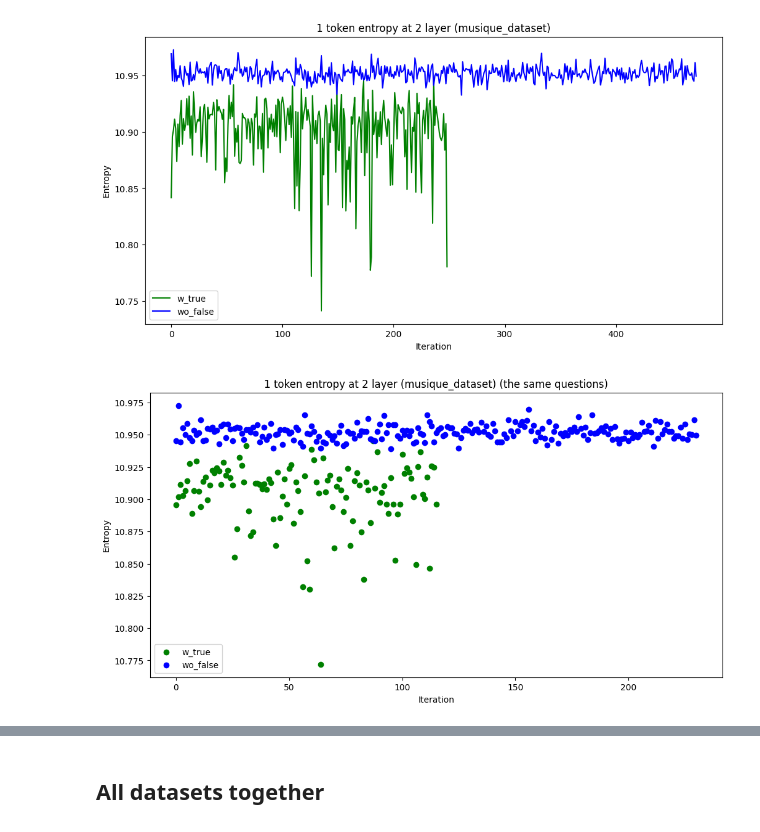
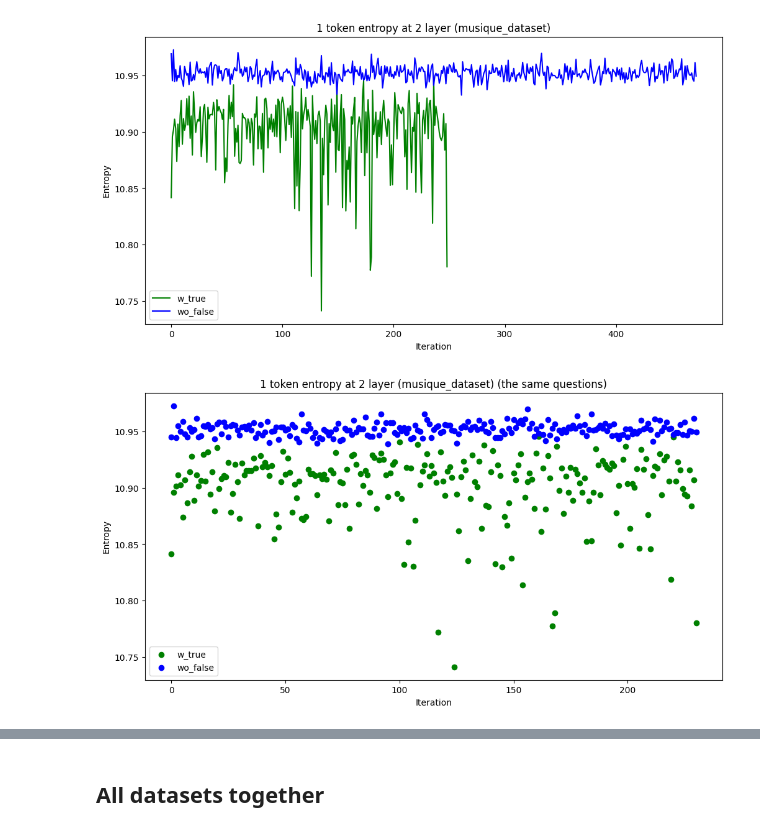
Before and after one commit to sashaboriskin/rag_routing, a Jupyter notebook: notebooks/entropies_plots.ipynb, the cells around one changed output, grey strips where cells are left out. Cells and saved outputs as stored; diff of their text form; code cells hidden in the pictures.

```diff
--- a/notebooks/entropies_plots.ipynb
+++ b/notebooks/entropies_plots.ipynb
@@ -316,0 +396,10 @@ plt.show()
+# %%
+plt.figure(figsize=(12, 6))
+for key, values in eos_subsamples.items():
+    plt.scatter(range(len(values)), values, label=key, color=colors[key])
+
+plt.xlabel('Iteration')
+plt.ylabel('Entropy')
+plt.title('eos token entropy at last layer (hot_pot_dataset)')
+plt.legend()
+plt.show()
@@ -316,0 +408,10 @@ plt.show()
+# %%
+plt.figure(figsize=(10, 6))
+for key, values in eos_subsamples.items():
+    plt.hist(values, alpha=0.3, label=key, color=colors[key])
+
+plt.title('eos token entropy at last layer histogram (hot_pot_dataset)')
+plt.xlabel('Entropy')
+plt.ylabel('Frequency')
+plt.legend()
+plt.show()
@@ -387,27 +490,34 @@ plt.show()
 # %%
 musique_dataset = pd.read_csv('../data/adaptive_rag_musique.csv')
 
-filtered_indices = set(musique_dataset[
-    (musique_dataset['is_correct_wo_context'] == 0) &
-    (musique_dataset['is_correct_w_context'] == 1)
-].index)
+wo_false_indices = set(musique_dataset[musique_dataset['is_correct_wo_context'] == 0].index)
+w_true_indices = set(musique_dataset[musique_dataset['is_correct_w_context'] == 1].index)
 
-wo_false_idx = list(musique_dataset[musique_dataset['is_correct_wo_context'] == 0].index)
+filtered_indices = wo_false_indices & w_true_indices
+
+wo_false_idx = list(wo_false_indices)
 index_map_wo_false = {i: wo_false_idx[i] for i in range(len(wo_false_idx))}
+w_true_idx = list(w_true_indices)
+index_map_w_true = {i: w_true_idx[i] for i in range(len(w_true_idx))}
 
 musique_dataset_entropies_wo0_w1 = {
-    'w_true': [subsamples['w_true'][i] for i in range(len(subsamples['w_true'])) if index_map_wo_false.get(i) in filtered_indices],
-    'wo_false': [subsamples['wo_false'][i] for i in range(len(subsamples['wo_false'])) if index_map_wo_false.get(i) in filtered_indices],
+    'w_true': [subsamples['w_true'][i] for i in range(len(subsamples['w_true']))
+               if index_map_w_true.get(i) in filtered_indices],
+    'wo_false': [subsamples['wo_false'][i] for i in range(len(subsamples['wo_false']))
+                 if index_map_wo_false.get(i) in filtered_indices],
 }
+
+all_entropies_wo0_w1['w_true'] += musique_dataset_entropies_wo0_w1['w_true']
+all_entropies_wo0_w1['wo_false'] += musique_dataset_entropies_wo0_w1['wo_false']
 
 plt.figure(figsize=(12, 6))
 for key, values in musique_dataset_entropies_wo0_w1.items():
     plt.scatter(range(len(values)), values, label=key, color=colors[key])
 
 plt.xlabel('Iteration')
 plt.ylabel('Entropy')
 plt.title('1 token entropy at 2 layer (musique_dataset) (the same questions)')
 plt.legend()
 plt.show()
 # %% [output]
-[figure, old version]
+[figure, new version]
```
Also changed, not shown: parts of 22 cells of this notebook.
